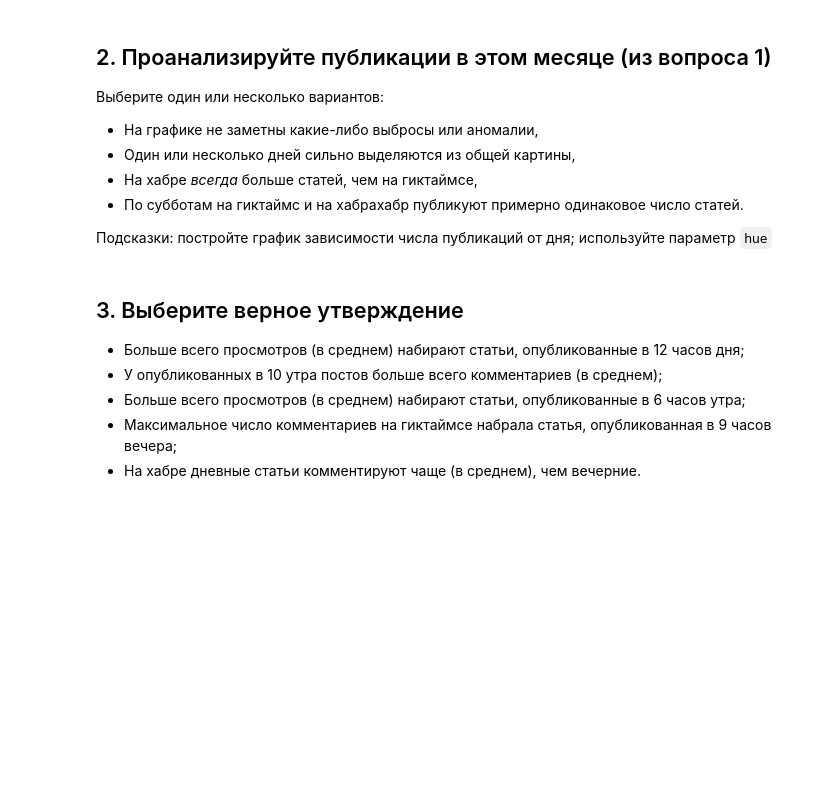
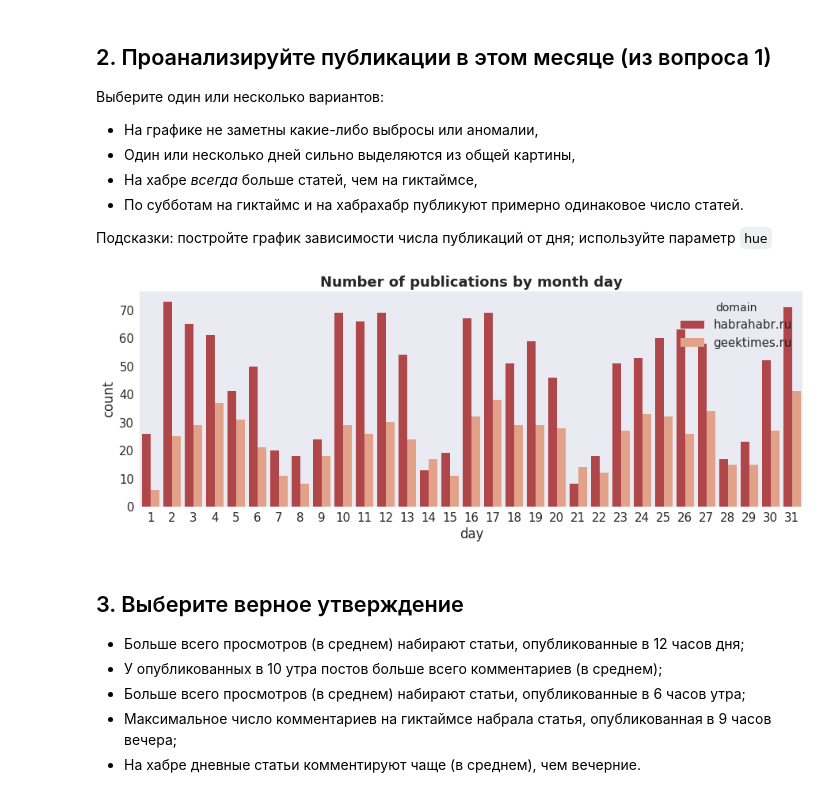
Before and after one commit to millioner/mlcourse_open, a Jupyter notebook: jupyter_notebooks/topic02_visual_analysis/hw2_habr_visual_analysis.ipynb, the cells around one changed output. Cells and saved outputs as stored; diff of their text form; code cells hidden in the pictures; blank space fills up the shorter version.

```diff
--- a/jupyter_notebooks/topic02_visual_analysis/hw2_habr_visual_analysis.ipynb
+++ b/jupyter_notebooks/topic02_visual_analysis/hw2_habr_visual_analysis.ipynb
@@ -117,3 +127,16 @@ df['hour'] = [d.hour for d in df.published]
 * По субботам на гиктаймс и на хабрахабр публикуют примерно одинаковое число статей.
 
 Подсказки: постройте график зависимости числа публикаций от дня; используйте параметр `hue`
+# %%
+top_month_data = df[df['mon_yr'] == max_posts_month]
+
+top_month_data['day'] = [d.day for d in top_month_data.published]
+
+g = sns.countplot(x='day', data=top_month_data, hue='domain')
+g.set_title("Number of publications by month day", fontweight = 'bold');
+
+# хардкорный вариант с plot
+# top_month_data = data.groupby(['dayofweek', 'domain'])['post_id'].agg('count');
+# top_month_data.unstack(level=-1).plot(kind='bar') # Один или несколько дней сильно выделяются из общей картины,
+# %% [output]
+[figure, added]
```
Also changed, not shown: parts of 7 cells of this notebook, 1 other file.
